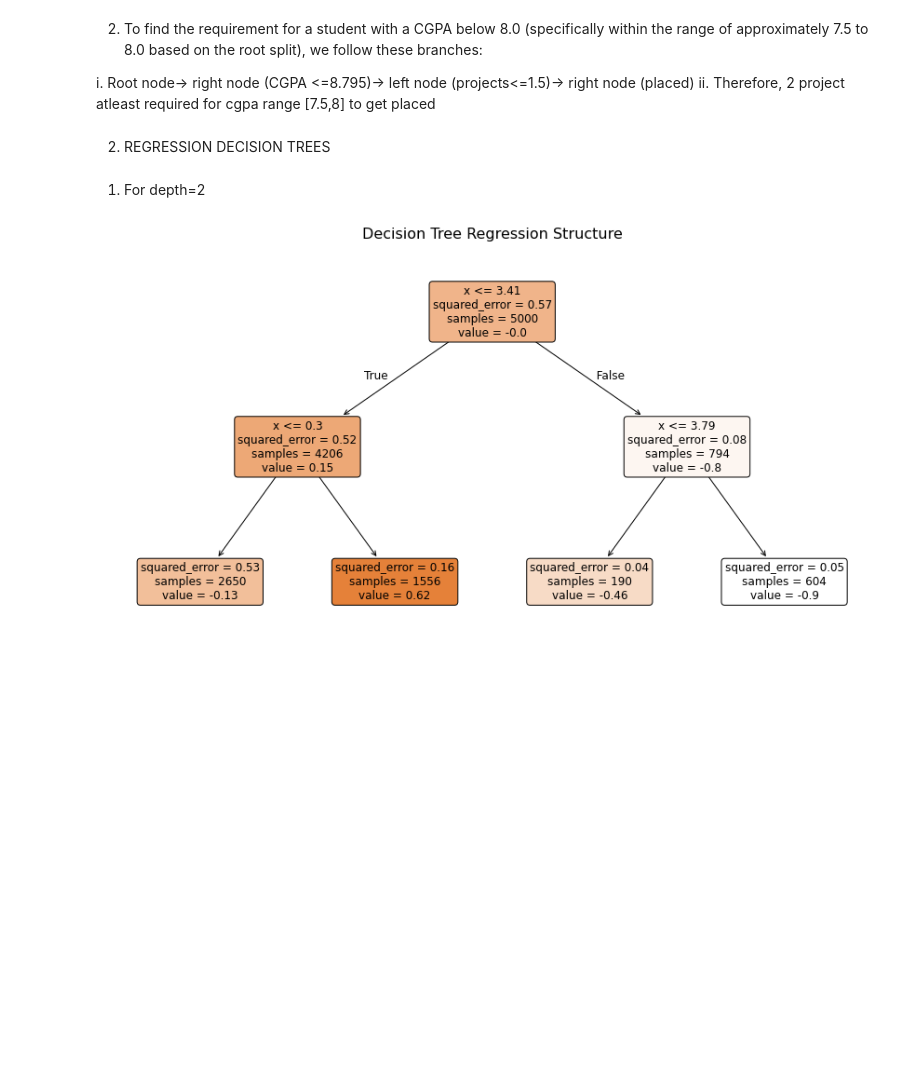
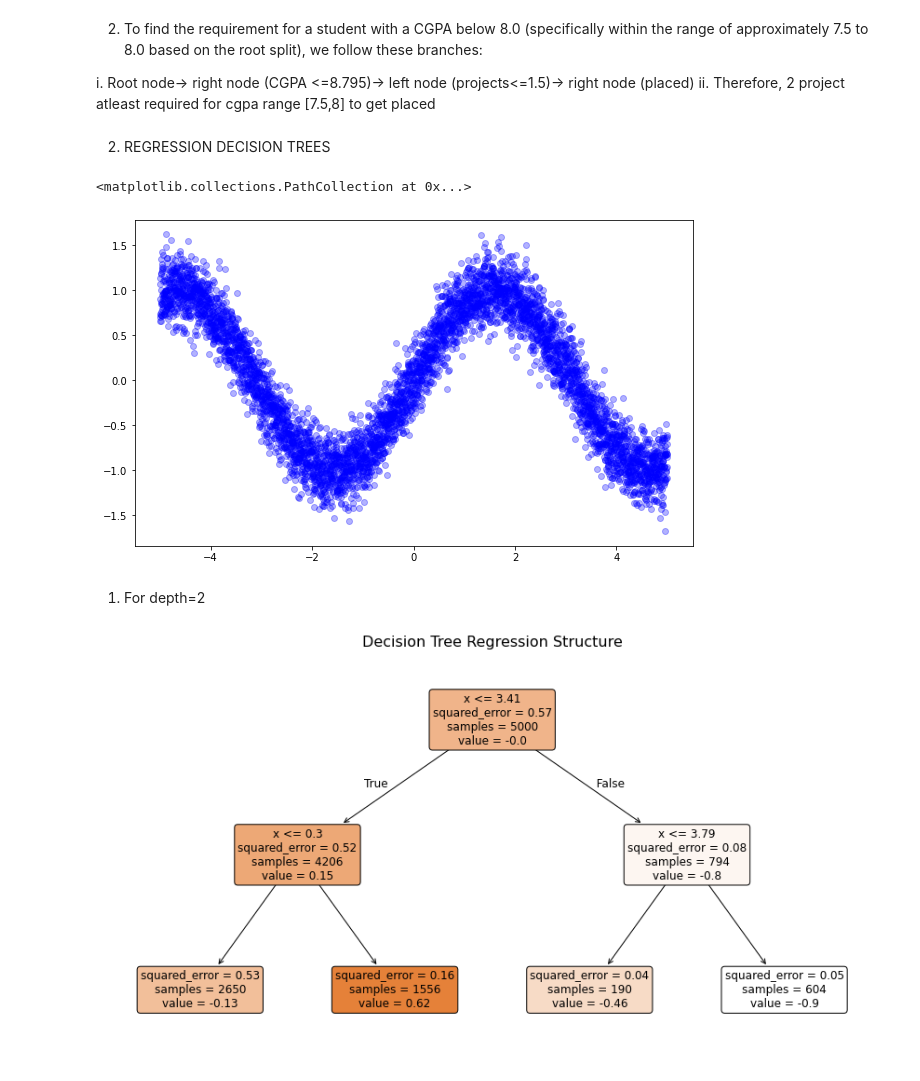
Before and after one commit to princekain/Machine_Learning, a Jupyter notebook: Decision Trees/Decision_trees_Assignment_10.ipynb, the cells around one changed output. Cells and saved outputs as stored; diff of their text form; code cells hidden in the pictures; blank space fills up the shorter version.

```diff
--- a/Decision Trees/Decision_trees_Assignment_10.ipynb
+++ b/Decision Trees/Decision_trees_Assignment_10.ipynb
@@ -164,6 +164,16 @@ ii. Therefore, 2 project atleast required for cgpa range [7.5,8] to get placed
 2. REGRESSION DECISION TREES
 # %%
 df=pd.read_csv('regression_tree.csv')
+x1_train = df['x'].values
+
+y_train = df['y'].values
+
+plt.figure(figsize=(10,6))
+plt.scatter(x1_train,y_train,color="blue",alpha=0.3,label='Original Data')
+#plt.scatter(x1_train[y_train==1] ,color="yellow",alpha=0.5,label='Original Data')
+# %% [output]
+<matplotlib.collections.PathCollection at 0x...>
+[figure, added]
 # %% [markdown]
 1. For depth=2
 # %%
```
Also changed, not shown: 1 other file.
